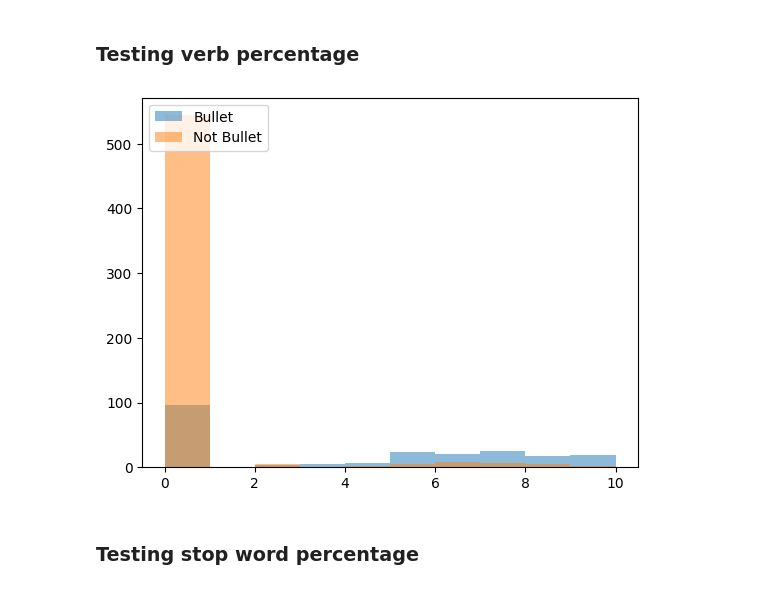
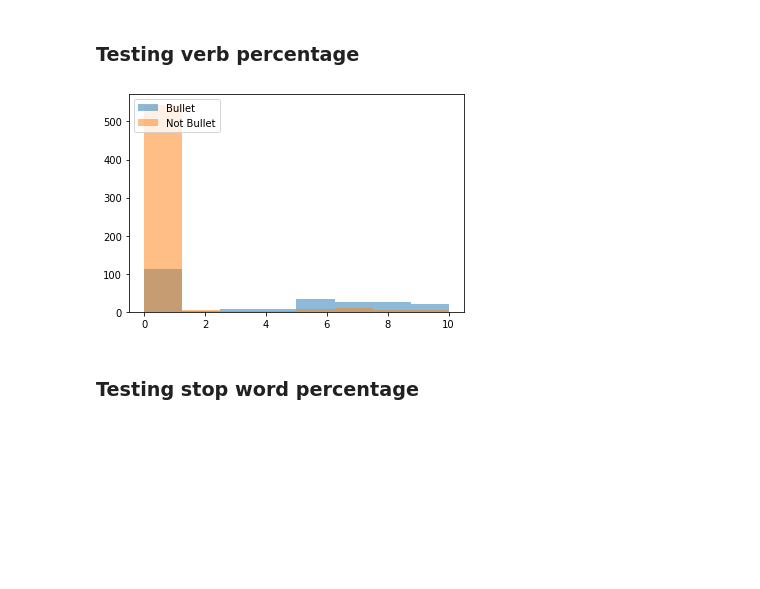
Before and after one commit to janton42/resume_parcer, a Jupyter notebook: Resume Parse.ipynb, the cells around one changed output. Cells and saved outputs as stored; diff of their text form; code cells hidden in the pictures; blank space fills up the shorter version.

```diff
--- a/Resume Parse.ipynb
+++ b/Resume Parse.ipynb
@@ -98,9 +100,8 @@ data['stopword_percentage'] = data['line'].apply(lambda x: count_stopwords(x))
 
 data['punctuation_percentage'] = data['line'].apply(lambda x: count_punct(x))
 
-data['is_bullet'] = data['label'].apply(lambda x: 1 if x == 'Bullet' else 0)
+data['is_bullet'] = np.where(data['label'] == 'Bullet', 1, 0)
 
-data.drop(data[(data.line_length < 20) & (data.is_bullet == 1)].index, inplace=True)
 
 data
 # %% [output]
@@ -237,0 +300,3 @@ None
+# %%
+numeric_only['line_length'].clip(upper=390,inplace=True)
+numeric_only.describe()
@@ -253,14 +328,14 @@ pyplot.show()
 # %% [markdown]
 ### Testing verb percentage
 # %%
-bins = np.linspace(0, 10, 11)
+bins = np.linspace(0, 10, 9)
 
 pyplot.hist(numeric_only[numeric_only['is_bullet']==1]['verb_percentage'], bins, alpha=0.5, label='Bullet')
 pyplot.hist(numeric_only[numeric_only['is_bullet']==0]['verb_percentage'], bins, alpha=0.5, label='Not Bullet')
 pyplot.legend(loc='upper left')
 pyplot.show()
 # %% [output]
-[figure, old version]
+[figure, new version]
 # %% [markdown]
 ### Testing stop word percentage
 # %%
```
Also changed, not shown: parts of 32 cells of this notebook, 20 other files.
